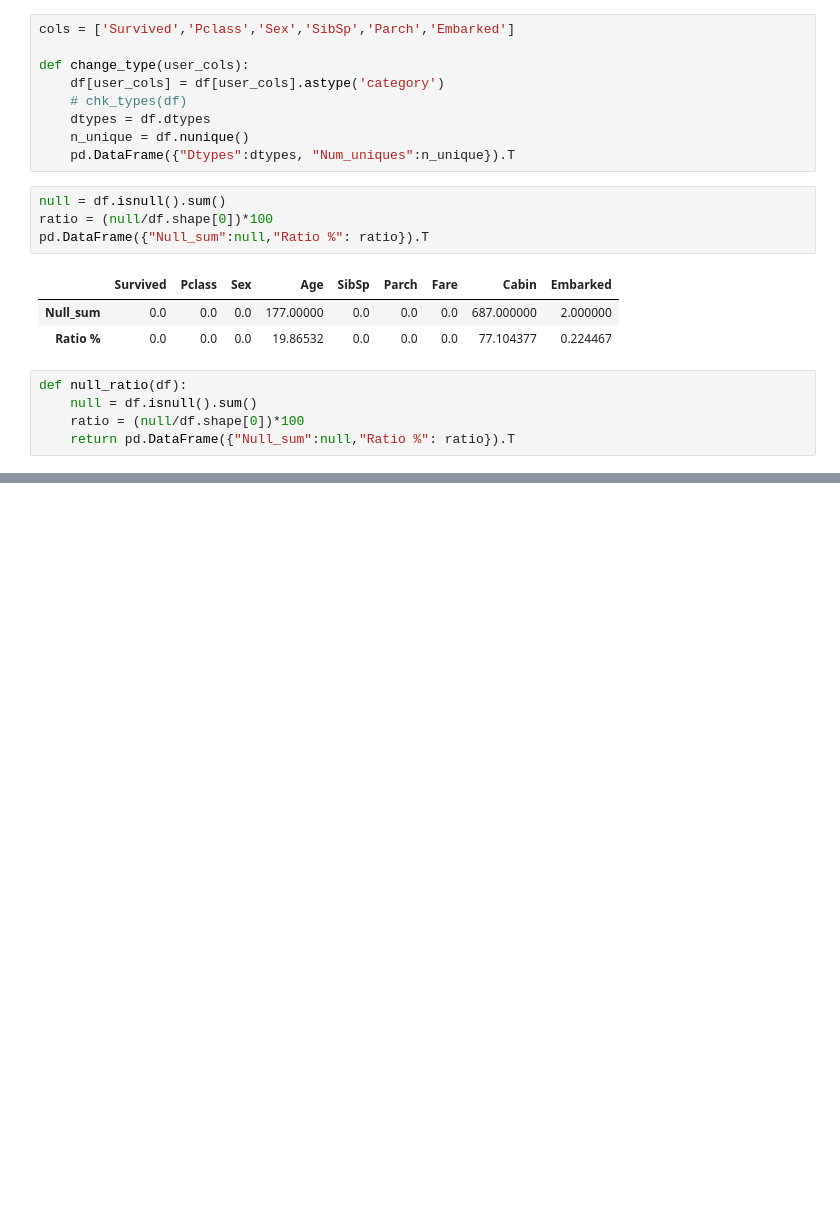
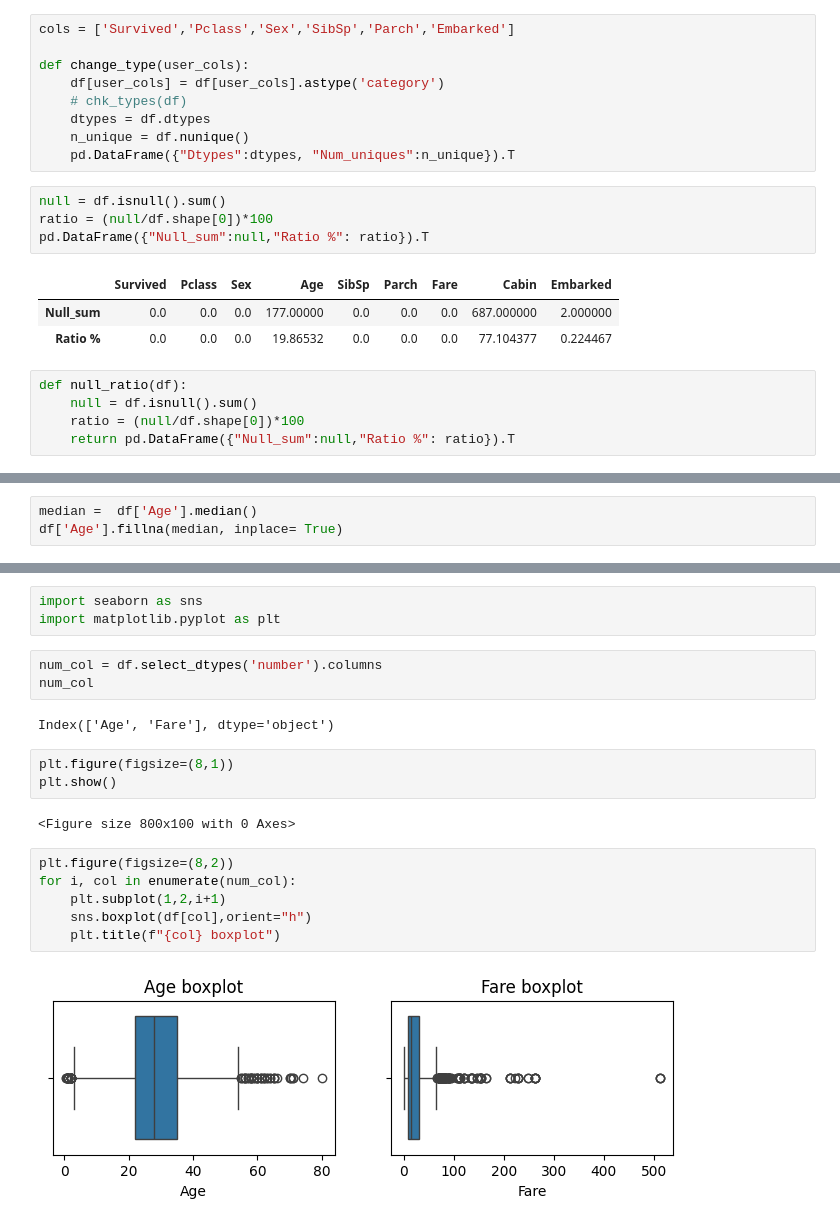
Before and after one commit to Abdo-Aym/Depi_Amit_AI_BNS3, a Jupyter notebook: Sources/DataBase/Data_preprocessing/workshop.ipynb, the cells around one changed output, grey strips where cells are left out. Drawn from its saved outputs; the diff is of its cells as text; blank space fills up the shorter version.

```diff
--- a/Sources/DataBase/Data_preprocessing/workshop.ipynb
+++ b/Sources/DataBase/Data_preprocessing/workshop.ipynb
@@ -96,0 +93,3 @@ def null_ratio(df):
+# %%
+median =  df['Age'].median()
+df['Age'].fillna(median, inplace= True)
@@ -96,0 +124,21 @@ def null_ratio(df):
+# %%
+import seaborn as sns
+import matplotlib.pyplot as plt
+# %%
+num_col = df.select_dtypes('number').columns
+num_col
+# %% [output]
+Index(['Age', 'Fare'], dtype='object')
+# %%
+plt.figure(figsize=(8,1))
+plt.show()
+# %% [output]
+<Figure size 800x100 with 0 Axes>
+# %%
+plt.figure(figsize=(8,2))
+for i, col in enumerate(num_col):
+    plt.subplot(1,2,i+1)
+    sns.boxplot(df[col],orient="h")
+    plt.title(f"{col} boxplot")
+# %% [output]
+[figure, added]
```
Also changed, not shown: parts of 32 cells of this notebook, 3 other files.
